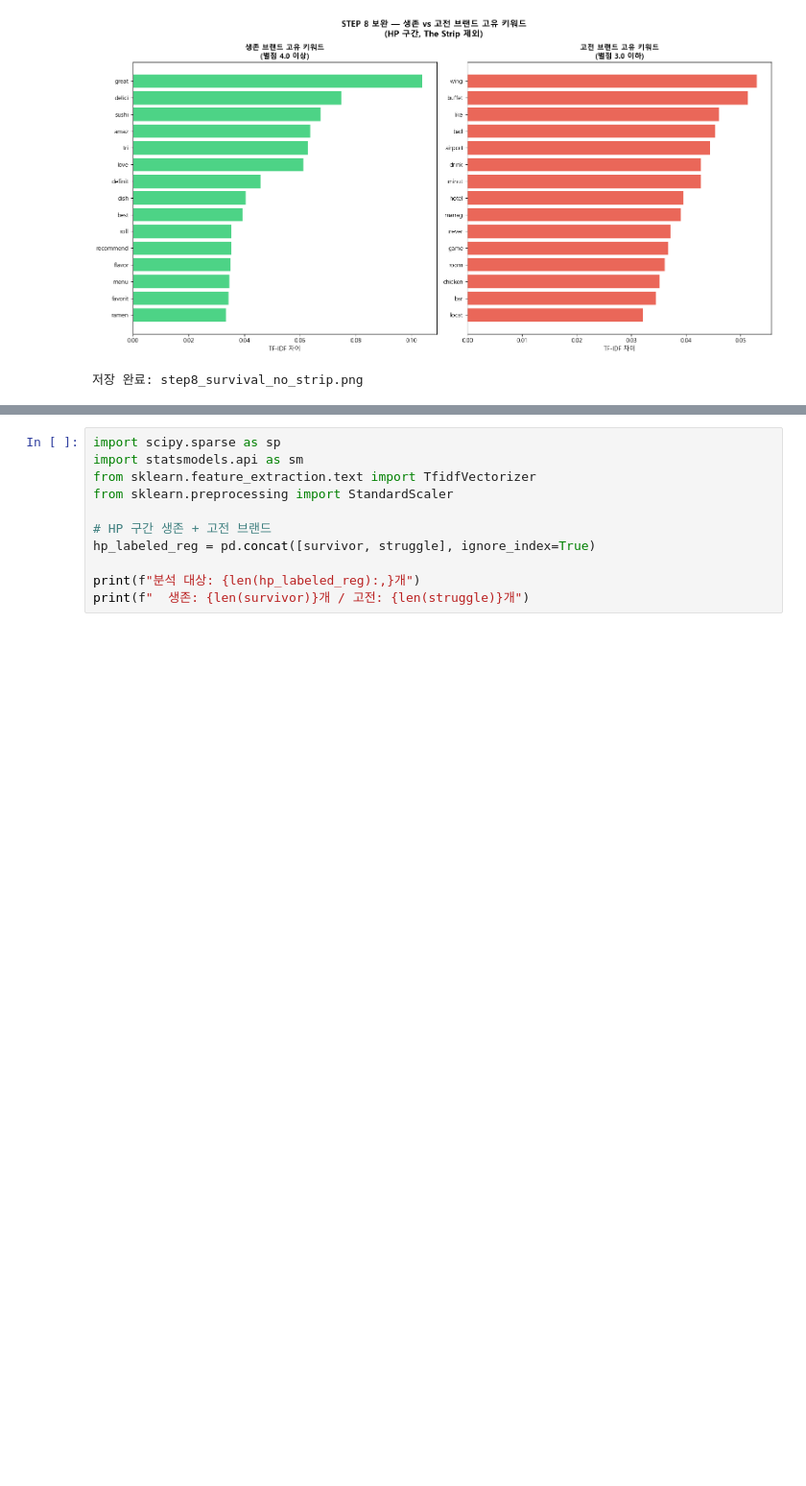
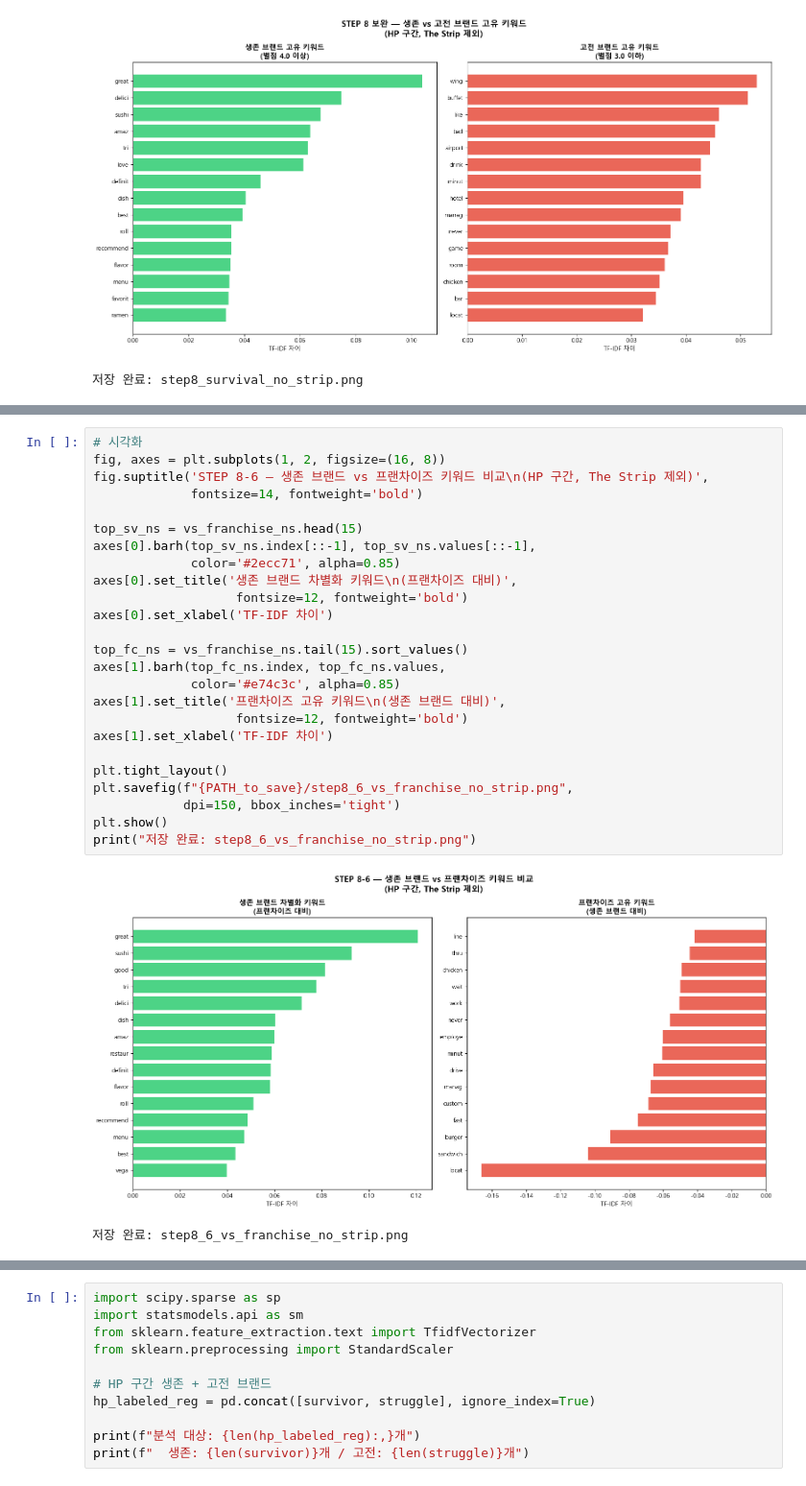
Before and after one commit to seonu-lee/yelp-franchise-analysis, a Jupyter notebook: notebooks/08_survival_analysi.ipynb, the cells around one changed output, grey strips where cells are left out. Shown at 96% size. Saved outputs shown, nothing was run; the diff lists cells and outputs as text; blank space fills up the shorter version.

```diff
--- a/notebooks/08_survival_analysi.ipynb
+++ b/notebooks/08_survival_analysi.ipynb
@@ -938,0 +1017,28 @@ The Strip 상권 노이즈를 제거하면 고전 브랜드의 핵심 문제가
+# %%
+# 시각화
+fig, axes = plt.subplots(1, 2, figsize=(16, 8))
+fig.suptitle('STEP 8-6 — 생존 브랜드 vs 프랜차이즈 키워드 비교\n(HP 구간, The Strip 제외)',
+             fontsize=14, fontweight='bold')
+
+top_sv_ns = vs_franchise_ns.head(15)
+axes[0].barh(top_sv_ns.index[::-1], top_sv_ns.values[::-1],
+             color='#2ecc71', alpha=0.85)
+axes[0].set_title('생존 브랜드 차별화 키워드\n(프랜차이즈 대비)',
+                   fontsize=12, fontweight='bold')
+axes[0].set_xlabel('TF-IDF 차이')
+
+top_fc_ns = vs_franchise_ns.tail(15).sort_values()
+axes[1].barh(top_fc_ns.index, top_fc_ns.values,
+             color='#e74c3c', alpha=0.85)
+axes[1].set_title('프랜차이즈 고유 키워드\n(생존 브랜드 대비)',
+                   fontsize=12, fontweight='bold')
+axes[1].set_xlabel('TF-IDF 차이')
+
+plt.tight_layout()
+plt.savefig(f"{PATH_to_save}/step8_6_vs_franchise_no_strip.png",
+            dpi=150, bbox_inches='tight')
+plt.show()
+print("저장 완료: step8_6_vs_franchise_no_strip.png")
+# %% [output]
+[figure, added]
+저장 완료: step8_6_vs_franchise_no_strip.png
```
Also changed, not shown: parts of 12 cells of this notebook.
